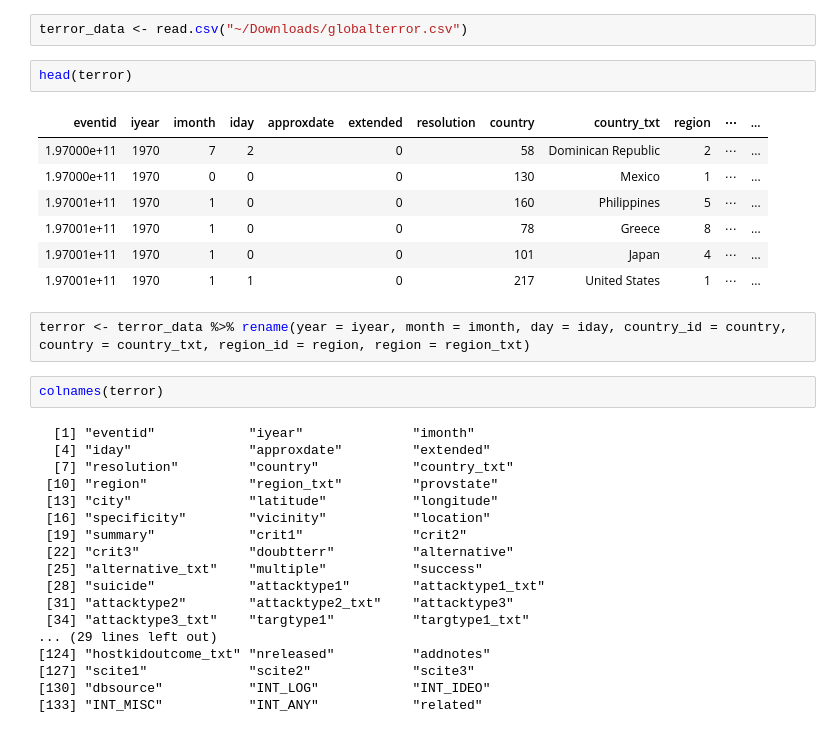
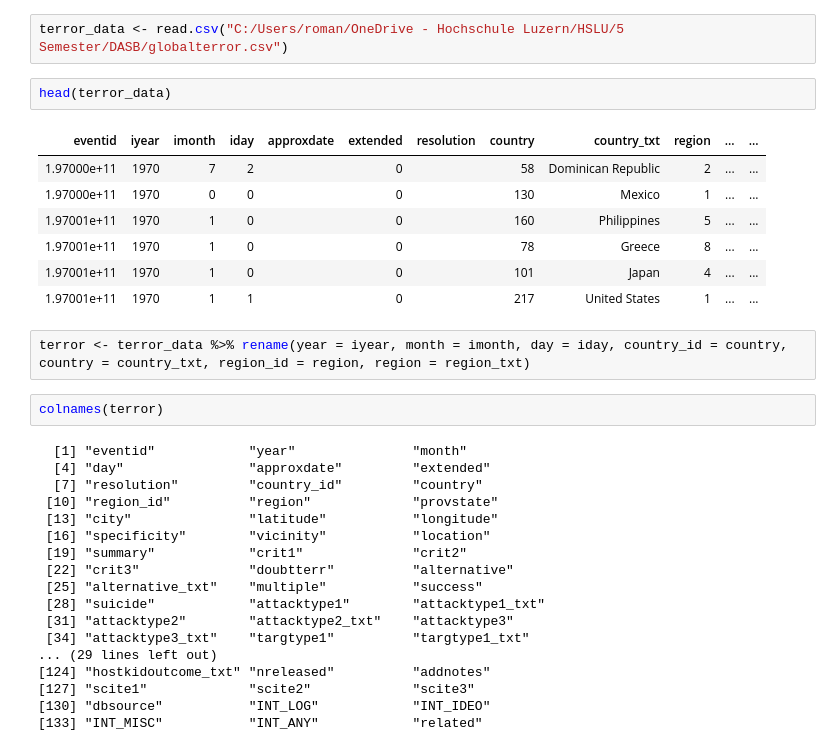
Before and after one commit to PascaI/dasb-terrorism, a Jupyter notebook: Terrorism.ipynb, the cells around one changed output. Saved outputs shown, nothing was run; the diff lists cells and outputs as text.

```diff
--- a/Terrorism.ipynb
+++ b/Terrorism.ipynb
@@ -12,24 +13,24 @@ library(tidyverse)
 # %%
-terror_data <- read.csv("~/Downloads/globalterror.csv")
+terror_data <- read.csv("C:/Users/roman/OneDrive - Hochschule Luzern/HSLU/5 Semester/DASB/globalterror.csv")
 # %%
-head(terror)
+head(terror_data)
 # %% [output]
-| eventid | iyear | imonth | iday | approxdate | extended | resolution | country | country_txt | region | ⋯ | ... |
-| 1.97000e+11 | 1970 | 7 | 2 |  | 0 |  | 58 | Dominican Republic | 2 | ⋯ | ... |
-| 1.97000e+11 | 1970 | 0 | 0 |  | 0 |  | 130 | Mexico | 1 | ⋯ | ... |
-| 1.97001e+11 | 1970 | 1 | 0 |  | 0 |  | 160 | Philippines | 5 | ⋯ | ... |
-| 1.97001e+11 | 1970 | 1 | 0 |  | 0 |  | 78 | Greece | 8 | ⋯ | ... |
-| 1.97001e+11 | 1970 | 1 | 0 |  | 0 |  | 101 | Japan | 4 | ⋯ | ... |
-| 1.97001e+11 | 1970 | 1 | 1 |  | 0 |  | 217 | United States | 1 | ⋯ | ... |
+| eventid | iyear | imonth | iday | approxdate | extended | resolution | country | country_txt | region | ... | ... |
+| 1.97000e+11 | 1970 | 7 | 2 |  | 0 |  | 58 | Dominican Republic | 2 | ... | ... |
+| 1.97000e+11 | 1970 | 0 | 0 |  | 0 |  | 130 | Mexico | 1 | ... | ... |
+| 1.97001e+11 | 1970 | 1 | 0 |  | 0 |  | 160 | Philippines | 5 | ... | ... |
+| 1.97001e+11 | 1970 | 1 | 0 |  | 0 |  | 78 | Greece | 8 | ... | ... |
+| 1.97001e+11 | 1970 | 1 | 0 |  | 0 |  | 101 | Japan | 4 | ... | ... |
+| 1.97001e+11 | 1970 | 1 | 1 |  | 0 |  | 217 | United States | 1 | ... | ... |
 # %%
 terror <- terror_data %>% rename(year = iyear, month = imonth, day = iday, country_id = country, country = country_txt, region_id = region, region = region_txt)
 # %%
 colnames(terror)
 # %% [output]
-  [1] "eventid"            "iyear"              "imonth"
-  [4] "iday"               "approxdate"         "extended"
-  [7] "resolution"         "country"            "country_txt"
- [10] "region"             "region_txt"         "provstate"
+  [1] "eventid"            "year"               "month"
+  [4] "day"                "approxdate"         "extended"
+  [7] "resolution"         "country_id"         "country"
+ [10] "region_id"          "region"             "provstate"
  [13] "city"               "latitude"           "longitude"
  [16] "specificity"        "vicinity"           "location"
  [19] "summary"            "crit1"              "crit2"
```
Also changed, not shown: parts of 15 cells of this notebook.
